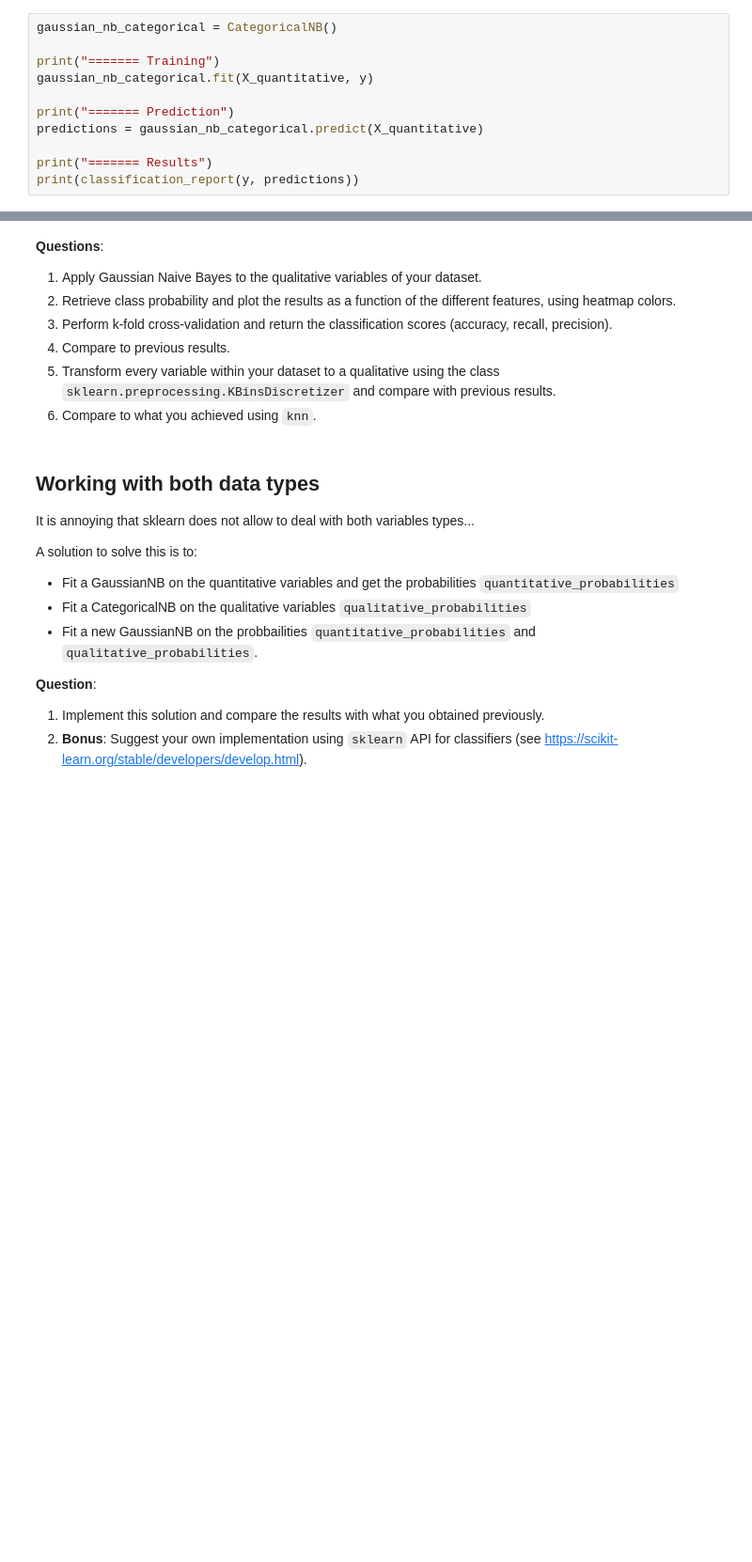
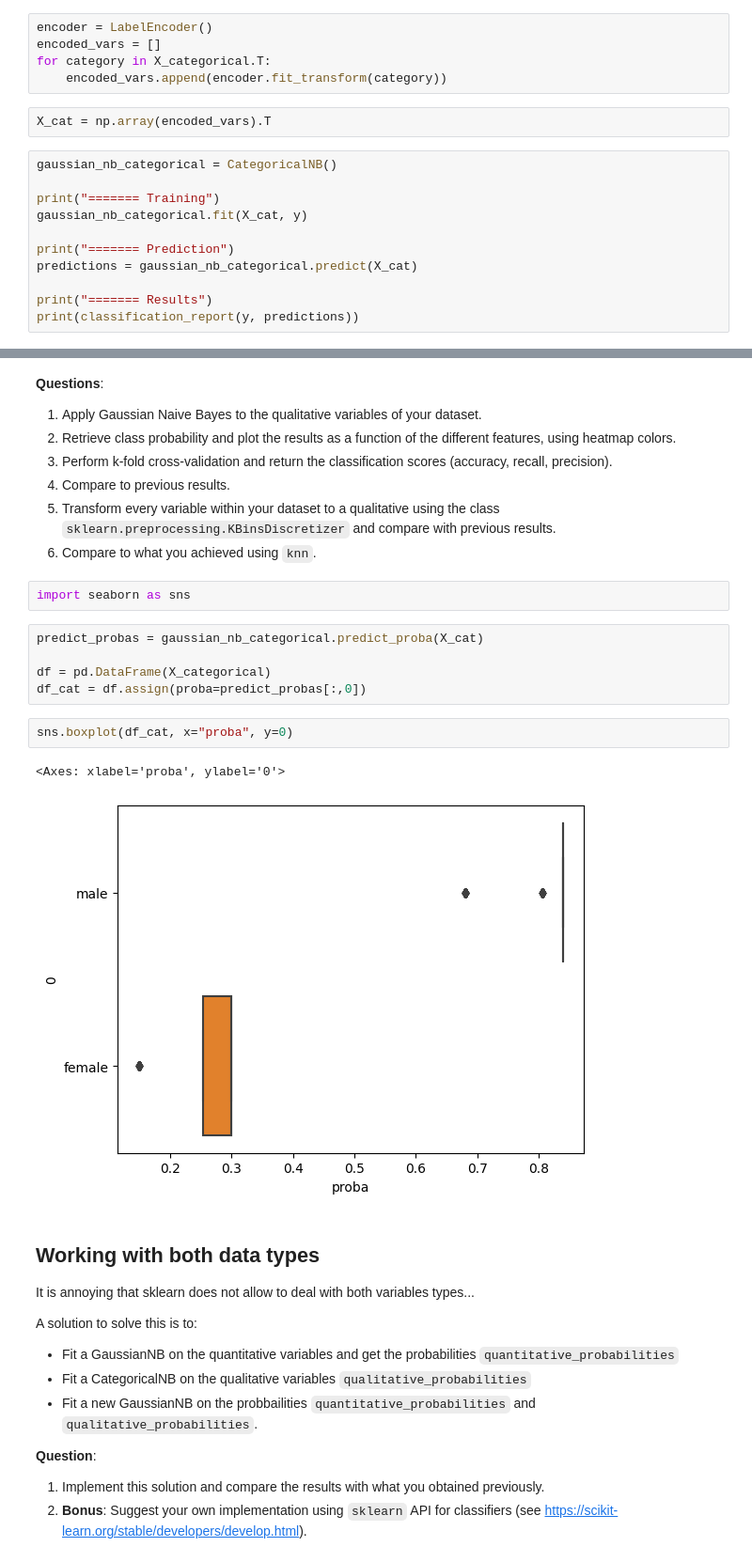
Before and after one commit to SphRbtHyk/miashs_introduction_ml, a Jupyter notebook: lab6/naive_bayes.ipynb, the cells around one changed output, grey strips where cells are left out. Shown: that part at 94% size. Drawn from its saved outputs; the diff is of its cells as text; blank space fills up the shorter version.

```diff
--- a/lab6/naive_bayes.ipynb
+++ b/lab6/naive_bayes.ipynb
@@ -68,11 +103,18 @@ from sklearn.naive_bayes import CategoricalNB
+# %%
+encoder = LabelEncoder()
+encoded_vars = []
+for category in X_categorical.T:
+    encoded_vars.append(encoder.fit_transform(category))
+# %%
+X_cat = np.array(encoded_vars).T
 # %%
 gaussian_nb_categorical = CategoricalNB()
 
 print("======= Training")
-gaussian_nb_categorical.fit(X_quantitative, y)
+gaussian_nb_categorical.fit(X_cat, y)
 
 print("======= Prediction")
-predictions = gaussian_nb_categorical.predict(X_quantitative)
+predictions = gaussian_nb_categorical.predict(X_cat)
 
 print("======= Results")
 print(classification_report(y, predictions))
@@ -96,6 +138,18 @@ weighted avg       0.76      0.76      0.74       891
 5. Compare to previous results.
 6. Transform every variable within your dataset to a qualitative using the class `sklearn.preprocessing.KBinsDiscretizer` and compare with previous results.
 7. Compare to what you achieved using `knn`.
+# %%
+import seaborn as sns
+# %%
+predict_probas = gaussian_nb_categorical.predict_proba(X_cat)
+
+df = pd.DataFrame(X_categorical)
+df_cat = df.assign(proba=predict_probas[:,0])
+# %%
+sns.boxplot(df_cat, x="proba", y=0)
+# %% [output]
+<Axes: xlabel='proba', ylabel='0'>
+[figure, added]
 # %% [markdown]
 ## Working with both data types
 It is annoying that sklearn does not allow to deal with both variables types...
```
Also changed, not shown: parts of 9 cells of this notebook.
